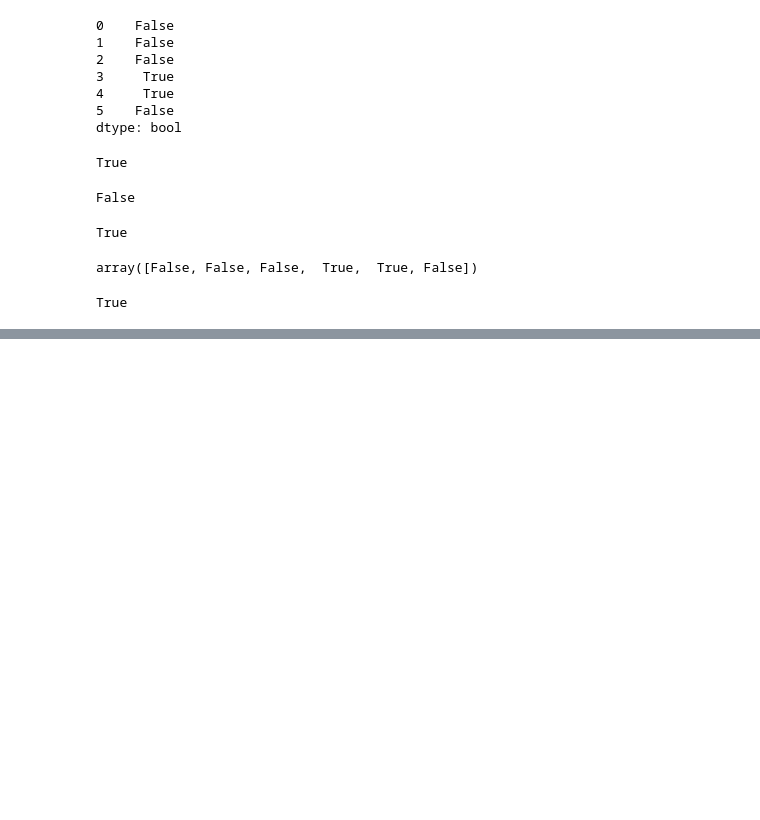
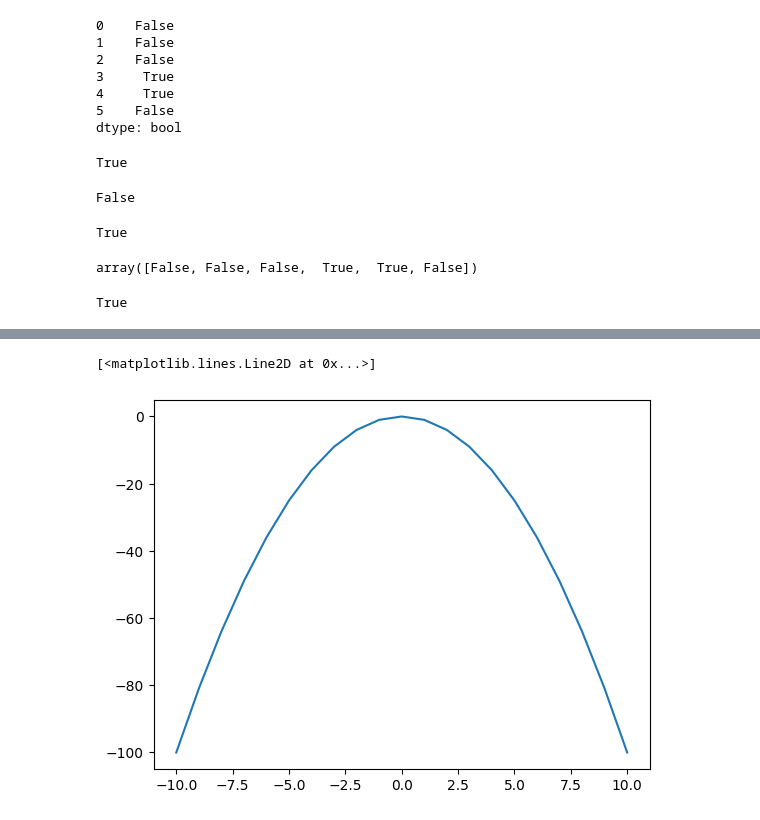
Before and after one commit to CTimBru/fcc-DAwPython, a Jupyter notebook: data_cleaning.ipynb, the cells around one changed output, grey strips where cells are left out. Cells and saved outputs as stored; diff of their text form; code cells hidden in the pictures; blank space fills up the shorter version.

```diff
--- a/data_cleaning.ipynb
+++ b/data_cleaning.ipynb
@@ -688,0 +1040,5 @@ True
+# %%
+plt.plot(x,-1*(x**2))
+# %% [output]
+[<matplotlib.lines.Line2D at 0x...>]
+[figure, added]
```
Also changed, not shown: parts of 80 cells of this notebook, 1 other file.
